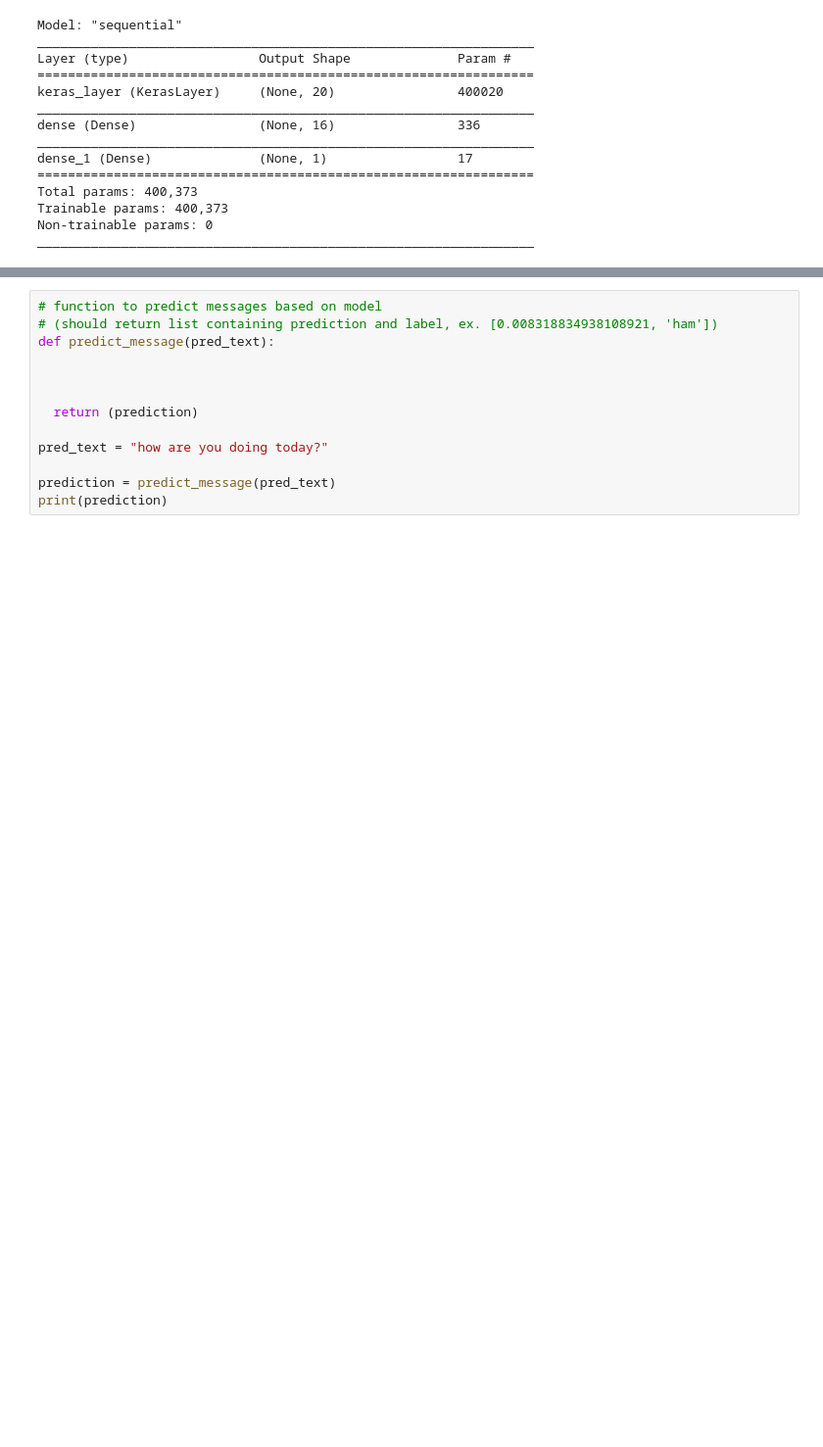
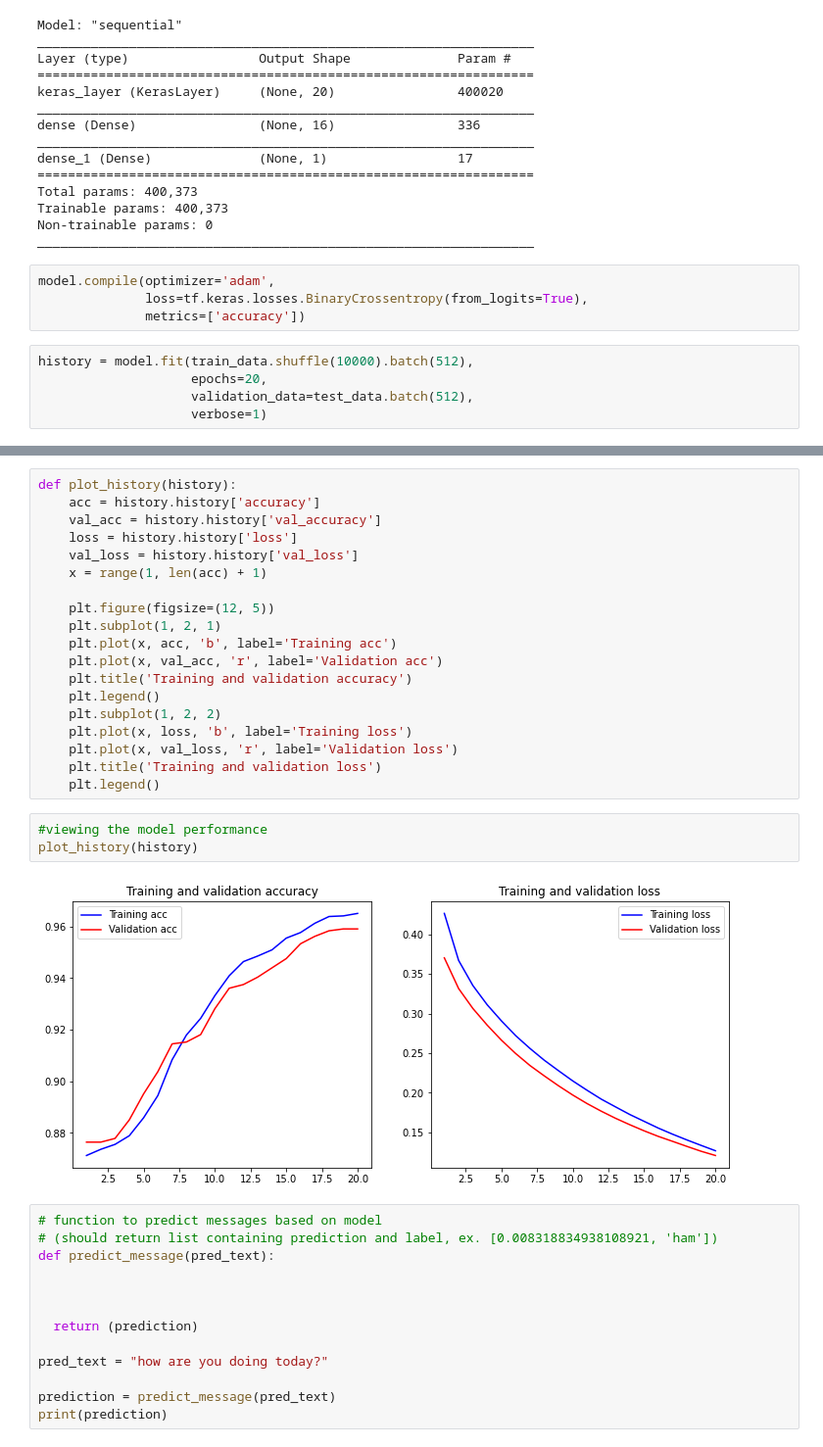
Before and after one commit to Axl11475581/FreeCodeCamp-Tensor-Flow-Repo, a Jupyter notebook: fcc_sms_text_classification.ipynb, the cells around one changed output, grey strips where cells are left out. Shown at 98% size. Drawn from its saved outputs; the diff is of its cells as text; blank space fills up the shorter version.

```diff
--- a/fcc_sms_text_classification.ipynb
+++ b/fcc_sms_text_classification.ipynb
@@ -160,3 +160,12 @@ Total params: 400,373
 Trainable params: 400,373
 Non-trainable params: 0
 _________________________________________________________________
+# %%
+model.compile(optimizer='adam',
+              loss=tf.keras.losses.BinaryCrossentropy(from_logits=True),
+              metrics=['accuracy'])
+# %%
+history = model.fit(train_data.shuffle(10000).batch(512),
+                    epochs=20,
+                    validation_data=test_data.batch(512),
+                    verbose=1)
@@ -163,3 +190,27 @@ _________________________________________________________________
+# %%
+def plot_history(history):
+    acc = history.history['accuracy']
+    val_acc = history.history['val_accuracy']
+    loss = history.history['loss']
+    val_loss = history.history['val_loss']
+    x = range(1, len(acc) + 1)
+
+    plt.figure(figsize=(12, 5))
+    plt.subplot(1, 2, 1)
+    plt.plot(x, acc, 'b', label='Training acc')
+    plt.plot(x, val_acc, 'r', label='Validation acc')
+    plt.title('Training and validation accuracy')
+    plt.legend()
+    plt.subplot(1, 2, 2)
+    plt.plot(x, loss, 'b', label='Training loss')
+    plt.plot(x, val_loss, 'r', label='Validation loss')
+    plt.title('Training and validation loss')
+    plt.legend()
+# %%
+#viewing the model performance
+plot_history(history)
+# %% [output]
+[figure, added]
 # %%
 # function to predict messages based on model
 # (should return list containing prediction and label, ex. [0.008318834938108921, 'ham'])
```
Also changed, not shown: parts of 1 cell of this notebook.
